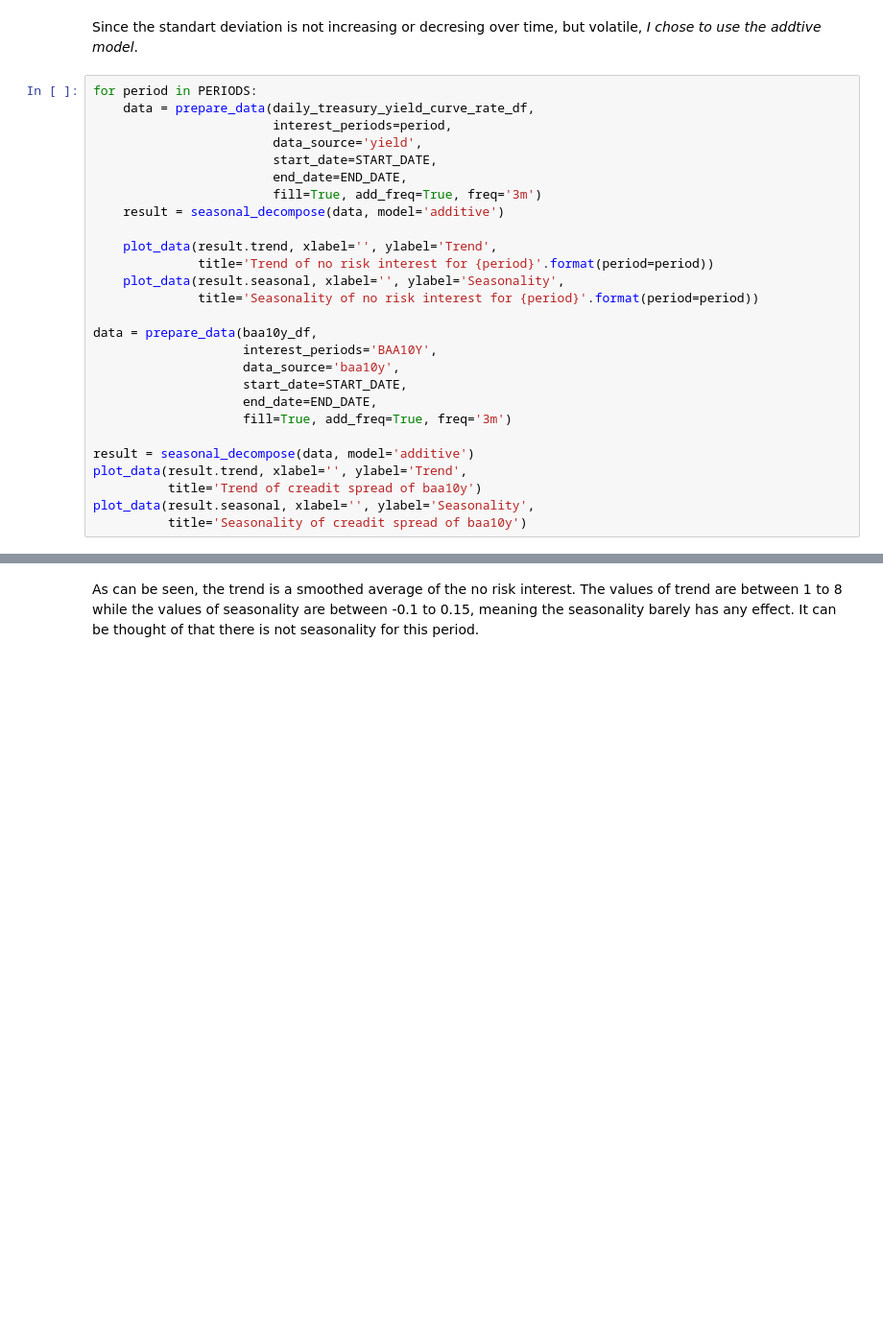
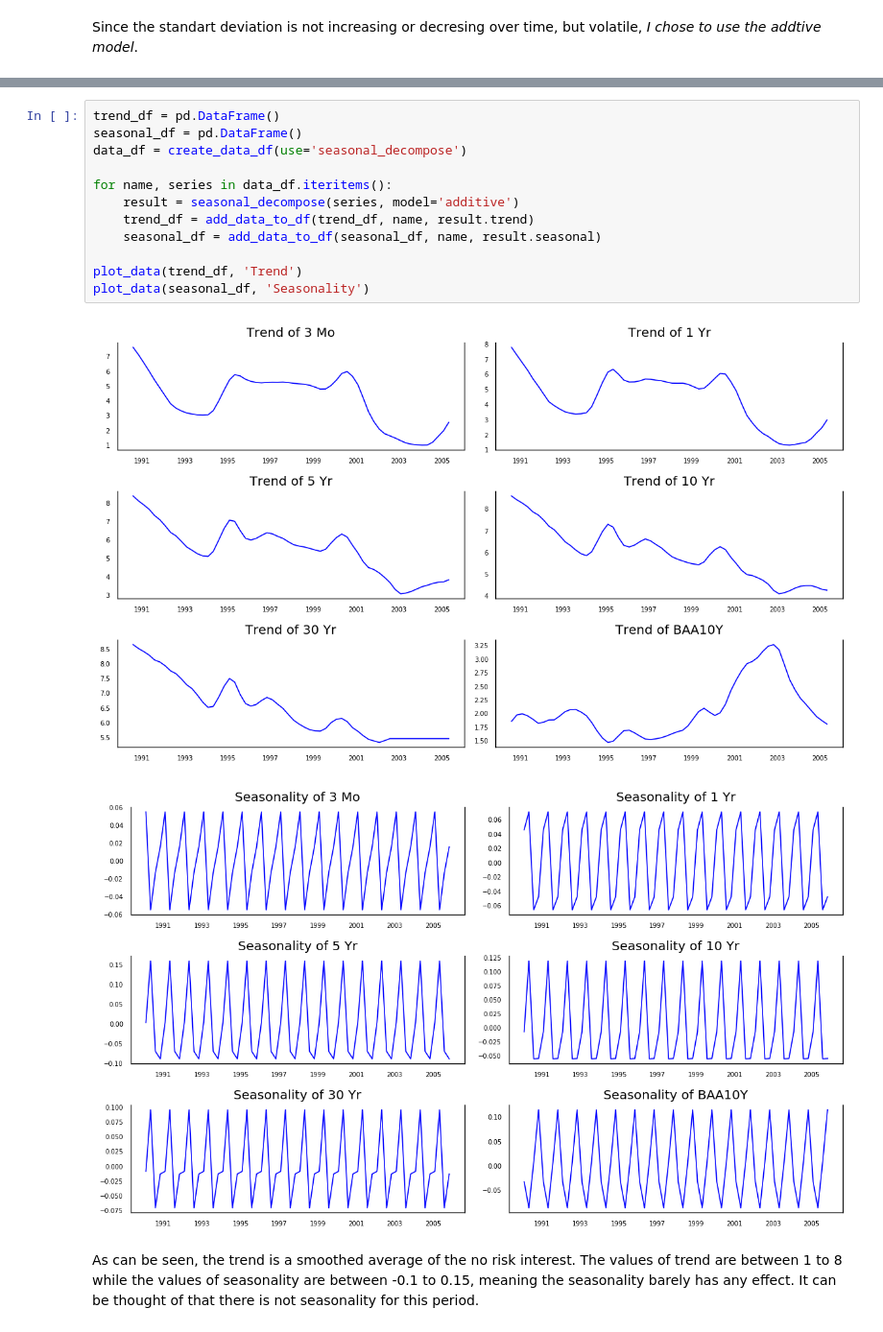
Before and after one commit to sna89/FinanceCourse, a Jupyter notebook: web scraping.ipynb, the cells around one changed output, grey strips where cells are left out. Shown: that part at 96% size. Saved outputs shown, nothing was run; the diff lists cells and outputs as text; blank space fills up the shorter version.

```diff
--- a/web scraping.ipynb
+++ b/web scraping.ipynb
@@ -158,29 +209,2 @@ plot_rolling_std(data,'baa10y')
 # %% [markdown]
 Since the standart deviation is not increasing or decresing over time, but volatile, *I chose to use the addtive model*.
-# %%
-for period in PERIODS:
-    data = prepare_data(daily_treasury_yield_curve_rate_df,
-                        interest_periods=period,
-                        data_source='yield',
-                        start_date=START_DATE,
-                        end_date=END_DATE,
-                        fill=True, add_freq=True, freq='3m')
-    result = seasonal_decompose(data, model='additive')
-
-    plot_data(result.trend, xlabel='', ylabel='Trend',
-              title='Trend of no risk interest for {period}'.format(period=period))
-    plot_data(result.seasonal, xlabel='', ylabel='Seasonality',
-              title='Seasonality of no risk interest for {period}'.format(period=period))
-
-data = prepare_data(baa10y_df,
-                    interest_periods='BAA10Y',
-                    data_source='baa10y',
-                    start_date=START_DATE,
-                    end_date=END_DATE,
-                    fill=True, add_freq=True, freq='3m')
-
-result = seasonal_decompose(data, model='additive')
-plot_data(result.trend, xlabel='', ylabel='Trend',
-          title='Trend of creadit spread of baa10y')
-plot_data(result.seasonal, xlabel='', ylabel='Seasonality',
-          title='Seasonality of creadit spread of baa10y')
@@ -200,3 +211,18 @@ plot_data(result.seasonal, xlabel='', ylabel='Seasonality',
+# %%
+trend_df = pd.DataFrame()
+seasonal_df = pd.DataFrame()
+data_df = create_data_df(use='seasonal_decompose')
+
+for name, series in data_df.iteritems():
+    result = seasonal_decompose(series, model='additive')
+    trend_df = add_data_to_df(trend_df, name, result.trend)
+    seasonal_df = add_data_to_df(seasonal_df, name, result.seasonal)
+
+plot_data(trend_df, 'Trend')
+plot_data(seasonal_df, 'Seasonality')
+# %% [output]
+[figure, added]
+[figure, added]
 # %% [markdown]
 As can be seen, the trend is a smoothed average of the no risk interest.
 The values of trend are between 1 to 8 while the values of seasonality are between -0.1 to 0.15,
```
Also changed, not shown: parts of 21 cells of this notebook.
